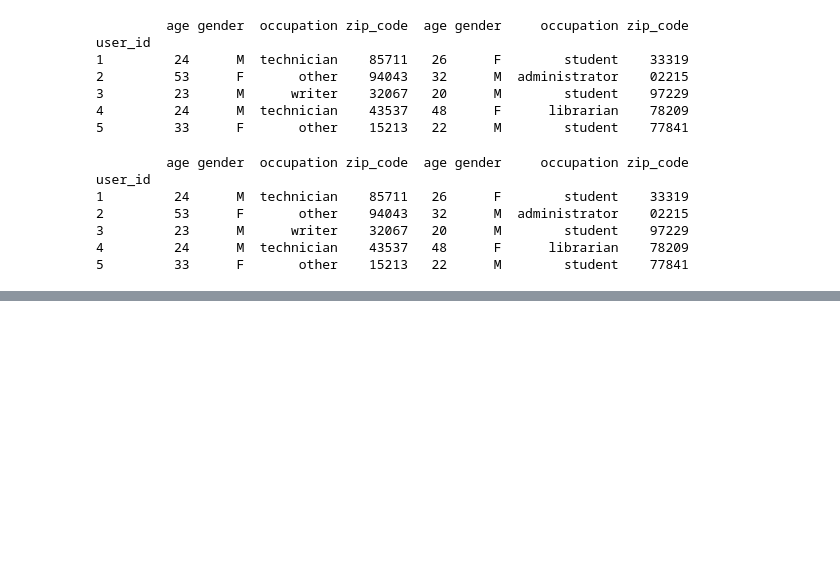
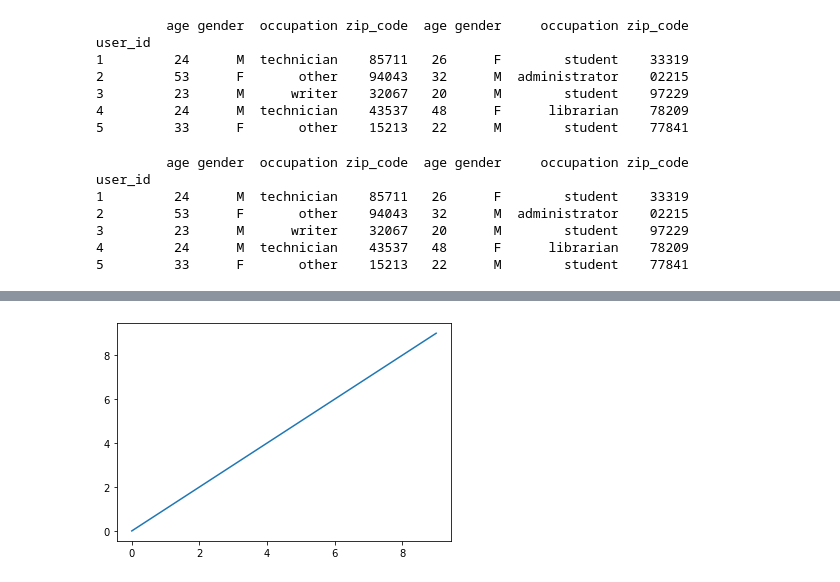
Before and after one commit to fpinell/hands_on_python_for_ds, a Jupyter notebook: notebooks/Lecture_01_Pandas_Matplotlib_.ipynb, the cells around one changed output, grey strips where cells are left out. Cells and saved outputs as stored; diff of their text form; code cells hidden in the pictures; blank space fills up the shorter version.

```diff
--- a/notebooks/Lecture_01_Pandas_Matplotlib_.ipynb
+++ b/notebooks/Lecture_01_Pandas_Matplotlib_.ipynb
@@ -3836,0 +3871,10 @@ user_id
+# %%
+# Let's try to make our first matplotlib plot
+# When 'plot' is given with just a single input argument,
+# this is considered as y values,
+# whilst x values are implicitly taken from the array [0..len(y)-1]
+# '_' is a convention which is used in CPython interpreter to hold the result
+# of the last executed expression/statement in an interactive interpreter session.
+_ = plt.plot(np.arange(10))
+# %% [output]
+[figure, added]
```
Also changed, not shown: parts of 52 cells of this notebook.
